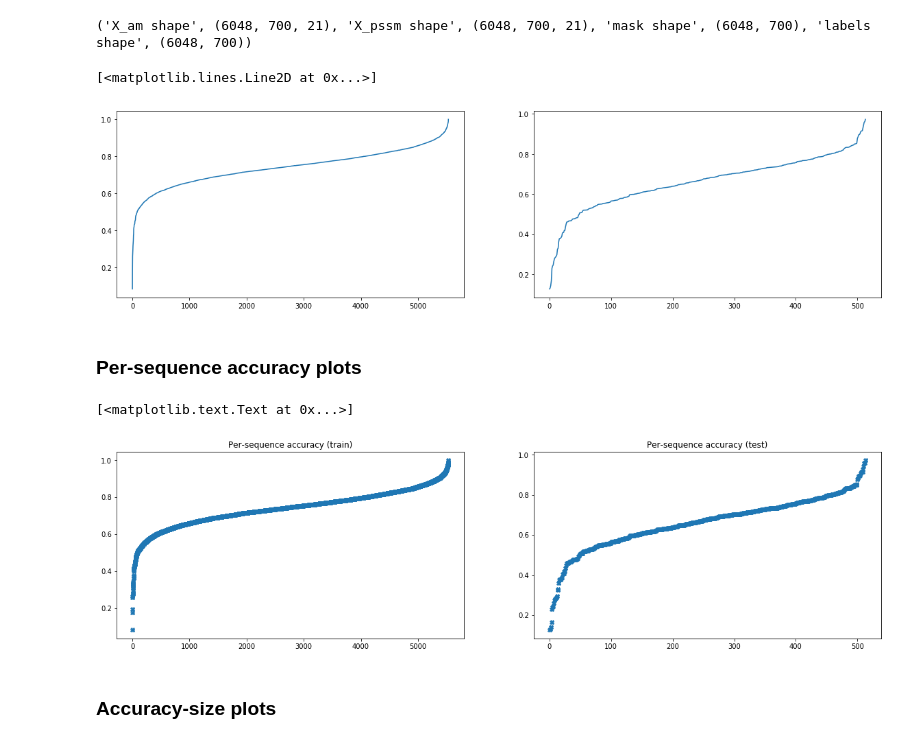
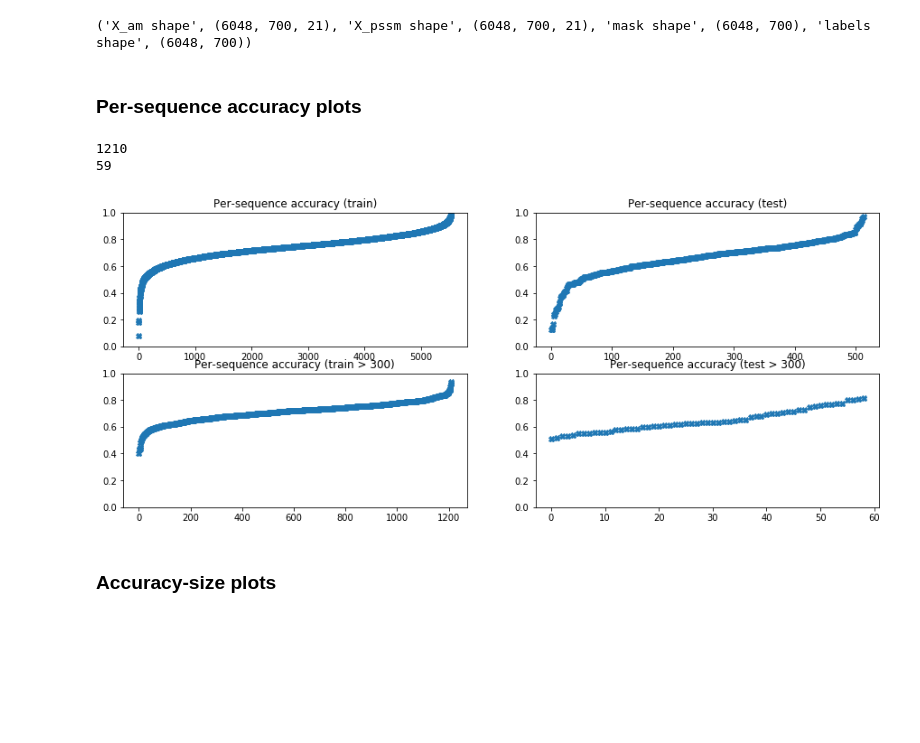
Before and after one commit to Juillermo/saliencyPSSP, a Jupyter notebook: Testing.ipynb, the cells around one changed output. Saved outputs shown, nothing was run; the diff lists cells and outputs as text; code cells hidden in the pictures; blank space fills up the shorter version.

```diff
--- a/Testing.ipynb
+++ b/Testing.ipynb
@@ -335,14 +419,14 @@ Using Theano backend.
 ('X_am shape', (6048, 700, 21), 'X_pssm shape', (6048, 700, 21), 'mask shape', (6048, 700), 'labels shape', (6048, 700))
 # %%
 def calculate_seq_accuracy(predictions, labels):
-    num_seq = len(predictions)
+    num_seq = len(mask)
     seq_len = predictions.shape[1]
 
     seq_acc = np.zeros(num_seq)
     for seq in range(num_seq):
         for pos in range(seq_len):
             if mask[seq,pos]:
-                if labels_test[seq, pos] == np.argmax(predictions[seq, pos]):
+                if labels[seq, pos] == np.argmax(predictions[seq, pos]):
                     seq_acc[seq] += 1
             else:
                 break
@@ -350,23 +434,34 @@ def calculate_seq_accuracy(predictions, labels):
         seq_acc[seq] /= np.sum(mask[seq])
 
     return seq_acc
-# %%
-seq_acc = calculate_seq_accuracy(predictions, labels_test)
-# %% [output]
-[<matplotlib.lines.Line2D at 0x...>]
-[figure, removed]
+# %%
+seq_acc = calculate_seq_accuracy(predictions, labels)
+split_value = 5534
+seq_acc_train = seq_acc[:split_value]
+seq_acc_test = seq_acc[split_value:]
 # %% [markdown]
 ### Per-sequence accuracy plots
 # %%
-fig,ax = plt.subplots(1,2, figsize=(20,5))
-
-ax[0].plot(sorted(seq_acc_train), marker="X", linewidth=0)
-ax[0].set(title='Per-sequence accuracy (train)')
-
-ax[1].plot(sorted(seq_acc_test), marker="X", linewidth=0)
-ax[1].set(title='Per-sequence accuracy (test)')
+def print_sorted_seqs(seqs, ax, label):
+    ax.plot(sorted(seqs), marker="X", linewidth=0)
+    ax.set(title='Per-sequence accuracy ('+label+')', ylim=[0, 1])
-# %% [output]
-[<matplotlib.text.Text at 0x...>]
-[figure, removed]
+# %%
+lengths_train = np.sum(mask[:split_value], axis=1)
+lengths_test = np.sum(mask[split_value:], axis=1)
+print len(lengths_train[lengths_train > 300])
+print len(lengths_test[lengths_test > 300])
+# %% [output]
+1210
+59
+# %%
+fig,ax = plt.subplots(2,2, figsize=(15,6))
+
+print_sorted_seqs(seq_acc_train, ax[0][0], "train")
+print_sorted_seqs(seq_acc_test, ax[0][1], "test")
+
+print_sorted_seqs(seq_acc_train[lengths_train > 300], ax[1][0], 'train > 300')
+print_sorted_seqs(seq_acc_test[lengths_test > 300], ax[1][1], 'test > 300')
+# %% [output]
+[figure, added]
 # %% [markdown]
 ### Accuracy-size plots
```
Also changed, not shown: parts of 40 cells of this notebook, 6 other files.
